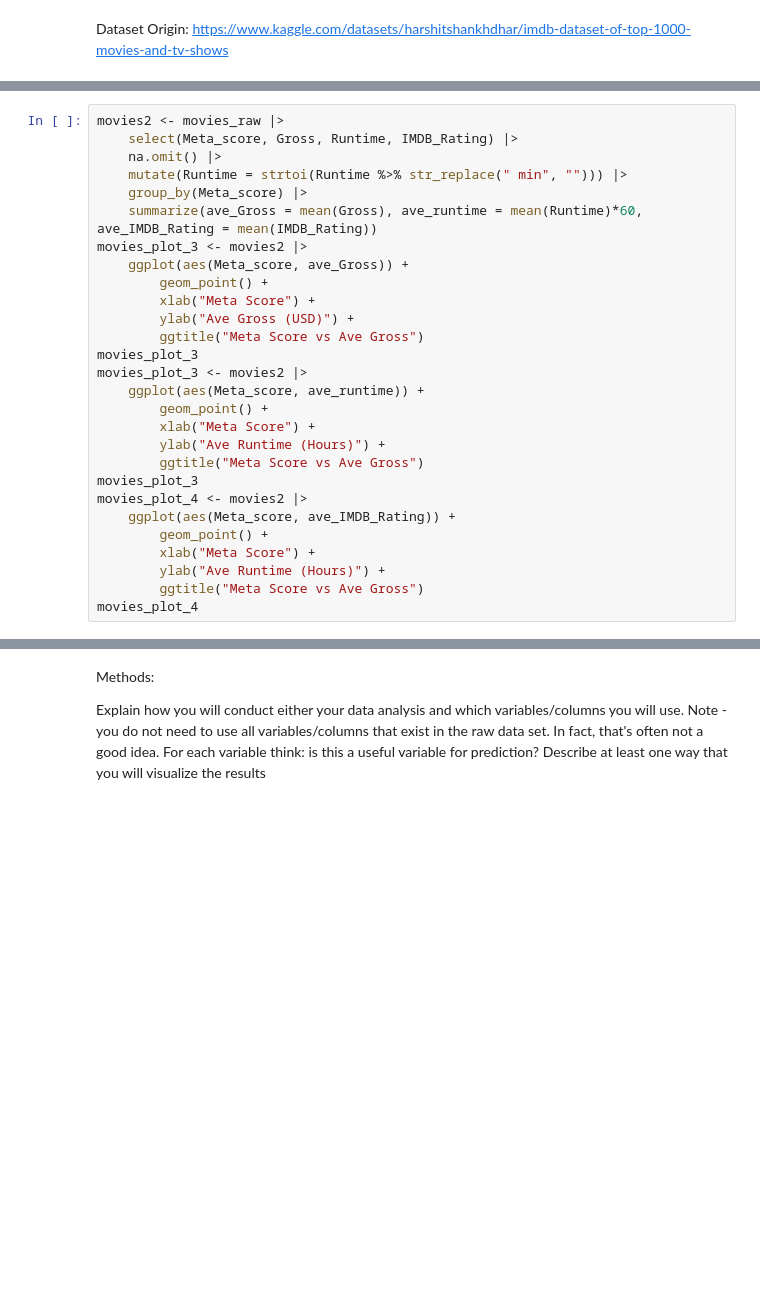
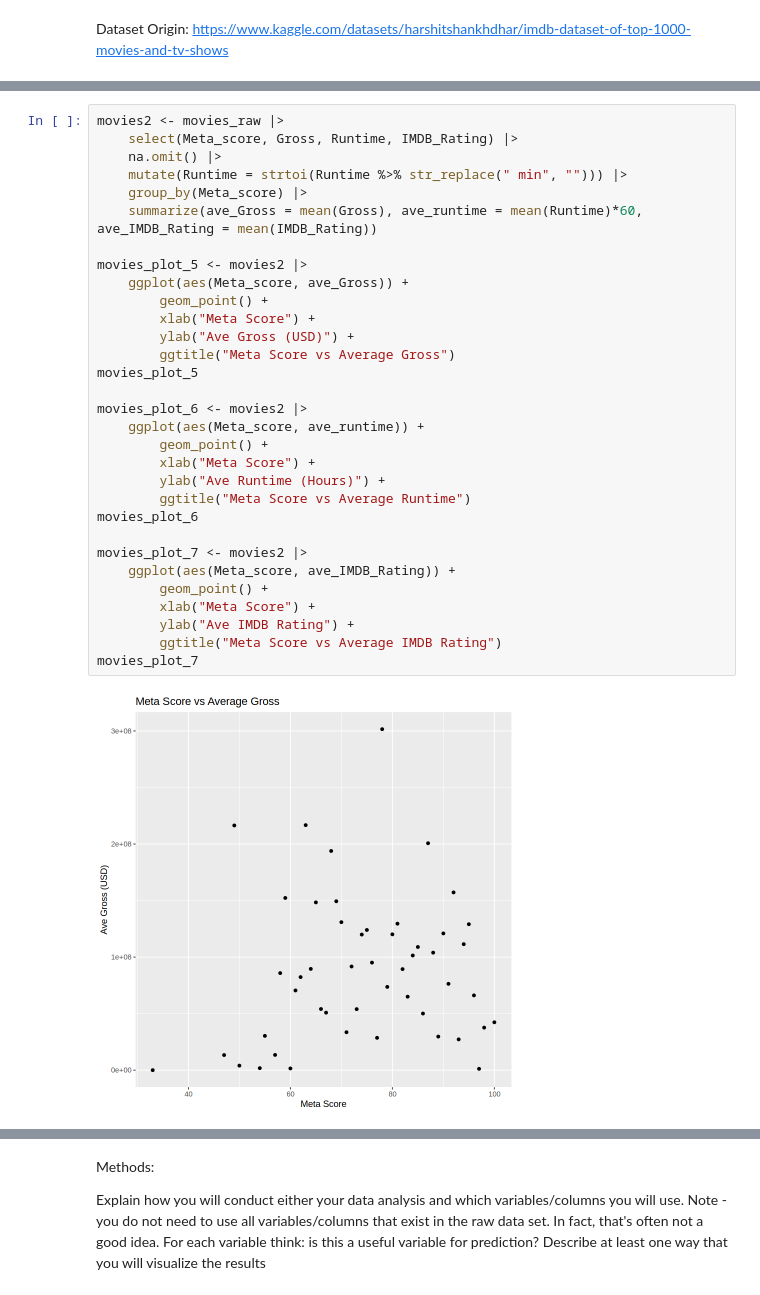
Before and after one commit to anh-dong/dsci-100-2023w1-group-33, a Jupyter notebook: Proposal.ipynb, the cells around one changed output, grey strips where cells are left out. Saved outputs shown, nothing was run; the diff lists cells and outputs as text; blank space fills up the shorter version.

```diff
--- a/Proposal.ipynb
+++ b/Proposal.ipynb
@@ -61,28 +104,33 @@ movies_plot_3
 # %%
 movies2 <- movies_raw |>
     select(Meta_score, Gross, Runtime, IMDB_Rating) |>
     na.omit() |>
     mutate(Runtime = strtoi(Runtime %>% str_replace(" min", ""))) |>
     group_by(Meta_score) |>
     summarize(ave_Gross = mean(Gross), ave_runtime = mean(Runtime)*60, ave_IMDB_Rating = mean(IMDB_Rating))
-movies_plot_3 <- movies2 |>
+
+movies_plot_5 <- movies2 |>
     ggplot(aes(Meta_score, ave_Gross)) +
         geom_point() +
         xlab("Meta Score") +
         ylab("Ave Gross (USD)") +
-        ggtitle("Meta Score vs Ave Gross")
-movies_plot_3
-movies_plot_3 <- movies2 |>
+        ggtitle("Meta Score vs Average Gross")
+movies_plot_5
+
+movies_plot_6 <- movies2 |>
     ggplot(aes(Meta_score, ave_runtime)) +
         geom_point() +
         xlab("Meta Score") +
         ylab("Ave Runtime (Hours)") +
-        ggtitle("Meta Score vs Ave Gross")
-movies_plot_3
-movies_plot_4 <- movies2 |>
+        ggtitle("Meta Score vs Average Runtime")
+movies_plot_6
+
+movies_plot_7 <- movies2 |>
     ggplot(aes(Meta_score, ave_IMDB_Rating)) +
         geom_point() +
         xlab("Meta Score") +
-        ylab("Ave Runtime (Hours)") +
-        ggtitle("Meta Score vs Ave Gross")
-movies_plot_4
+        ylab("Ave IMDB Rating") +
+        ggtitle("Meta Score vs Average IMDB Rating")
+movies_plot_7
+# %% [output]
+[figure, added]
```
Also changed, not shown: parts of 5 cells of this notebook.
